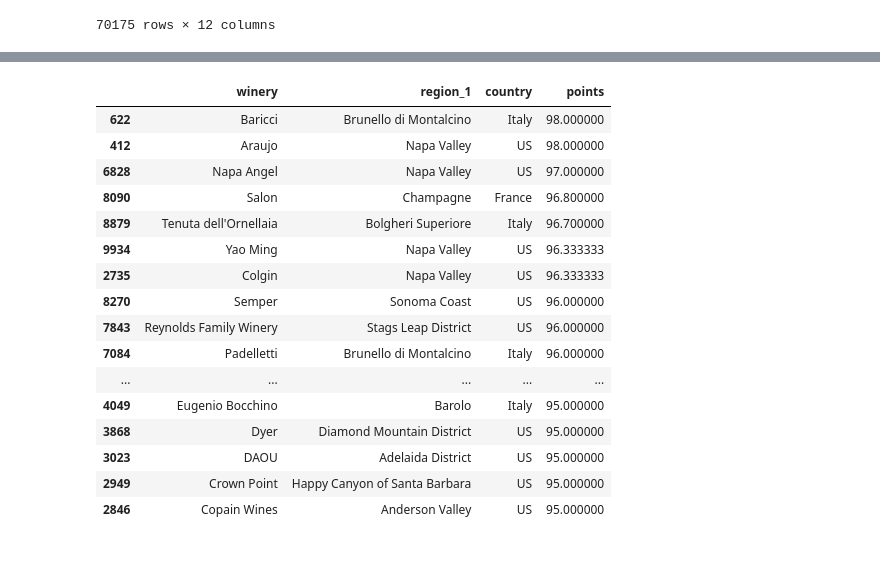
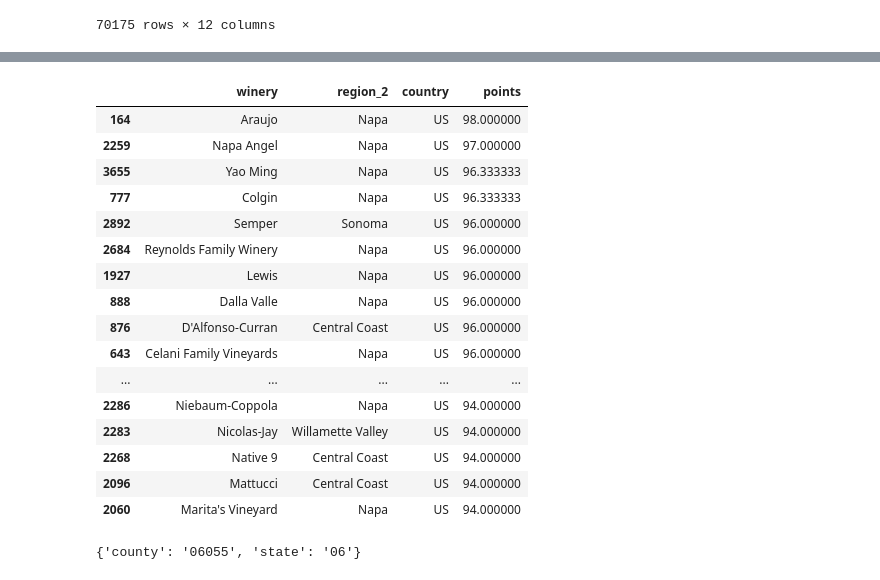
Before and after one commit to j1candel/Wine-Analysis-, a Jupyter notebook: wine-analysis .ipynb, the cells around one changed output, grey strips where cells are left out. Cells and saved outputs as stored; diff of their text form; code cells hidden in the pictures.

```diff
--- a/wine-analysis .ipynb
+++ b/wine-analysis .ipynb
@@ -38,0 +37,4 @@ clean_data_pd
+# %%
+us_data = clean_data_pd.dropna()
+us_data = us_data[us_data['country']=='US']
+us_data
@@ -39,9 +55,9 @@ clean_data_pd
 # %%
 #Finding the average score for each winery
-grouped_wine = clean_data_pd.groupby('winery')
+grouped_wine = us_data.groupby('winery')
 
 #Finding the the province of each winery
-province_wine = pd.DataFrame(grouped_wine['region_1'].unique())
+province_wine = pd.DataFrame(grouped_wine['region_2'].unique())
 
 country_wine = pd.DataFrame(grouped_wine['country'].unique())
 
@@ -61,8 +77,6 @@ wine_pd = pd.merge(wine_pd, mean_wine, on = 'winery')
 wine_pd = wine_pd.reset_index()
 
 #Setting Province as a string
-wine_pd['region_1'] = wine_pd['region_1'].str[0]
+wine_pd['region_2'] = wine_pd['region_2'].str[0]
 
 wine_pd['country'] = wine_pd['country'].str[0]
-#Displaying the Data Frame
-wine_pd
@@ -107,25 +124,25 @@ worst_wineries
 # %%
 #Finding the best wineries among the pack
-best_wineries = wine_pd.nlargest(40, 'points', keep = 'last')
+best_us_wineries = wine_pd.nlargest(50, 'points', keep = 'last')
 
 #Displaying the 10 wrost wineries
-best_wineries
+best_us_wineries
 # %% [output]
-|  | winery | region_1 | country | points |
-| 622 | Baricci | Brunello di Montalcino | Italy | 98.000000 |
-| 412 | Araujo | Napa Valley | US | 98.000000 |
-| 6828 | Napa Angel | Napa Valley | US | 97.000000 |
-| 8090 | Salon | Champagne | France | 96.800000 |
-| 8879 | Tenuta dell'Ornellaia | Bolgheri Superiore | Italy | 96.700000 |
-| 9934 | Yao Ming | Napa Valley | US | 96.333333 |
-| 2735 | Colgin | Napa Valley | US | 96.333333 |
-| 8270 | Semper | Sonoma Coast | US | 96.000000 |
-| 7843 | Reynolds Family Winery | Stags Leap District | US | 96.000000 |
-| 7084 | Padelletti | Brunello di Montalcino | Italy | 96.000000 |
+|  | winery | region_2 | country | points |
+| 164 | Araujo | Napa | US | 98.000000 |
+| 2259 | Napa Angel | Napa | US | 97.000000 |
+| 3655 | Yao Ming | Napa | US | 96.333333 |
+| 777 | Colgin | Napa | US | 96.333333 |
+| 2892 | Semper | Sonoma | US | 96.000000 |
+| 2684 | Reynolds Family Winery | Napa | US | 96.000000 |
+| 1927 | Lewis | Napa | US | 96.000000 |
+| 888 | Dalla Valle | Napa | US | 96.000000 |
+| 876 | D'Alfonso-Curran | Central Coast | US | 96.000000 |
+| 643 | Celani Family Vineyards | Napa | US | 96.000000 |
 | ... | ... | ... | ... | ... |
-| 4049 | Eugenio Bocchino | Barolo | Italy | 95.000000 |
-| 3868 | Dyer | Diamond Mountain District | US | 95.000000 |
-| 3023 | DAOU | Adelaida District | US | 95.000000 |
-| 2949 | Crown Point | Happy Canyon of Santa Barbara | US | 95.000000 |
-| 2846 | Copain Wines | Anderson Valley | US | 95.000000 |
+| 2286 | Niebaum-Coppola | Napa | US | 94.000000 |
+| 2283 | Nicolas-Jay | Willamette Valley | US | 94.000000 |
+| 2268 | Native 9 | Central Coast | US | 94.000000 |
+| 2096 | Mattucci | Central Coast | US | 94.000000 |
+| 2060 | Marita's Vineyard | Napa | US | 94.000000 |
 # %%
@@ -139,5 +157,19 @@ lng = []
 city_list = []
 
 api_key = 'd44516f8f6db4dab8c39e341cbdd2719'
+# %%
+#for location in location:
+city = 'Napa'
+country = 'US'
+#url = (f'https://api.opencagedata.com/geocode/v1/json?q={location[0]}%2C%20{location[1]}&key={api_key}')
+url = (f'https://api.opencagedata.com/geocode/v1/json?q={city}%2C%20{country}&key={api_key}')
+response = requests.get(url)
+cordinate_data = response.json()
+
+cordinate_data['results'][0]['annotations']["FIPS"]
+#lat.append(cordinate_data['results'][0]['geometry']['lat'])
+#lng.append(cordinate_data['results'][0]['geometry']['lng'])
+# %% [output]
+{'county': '06055', 'state': '06'}
 # %%
 for location in location:
```
Also changed, not shown: parts of 12 cells of this notebook.
